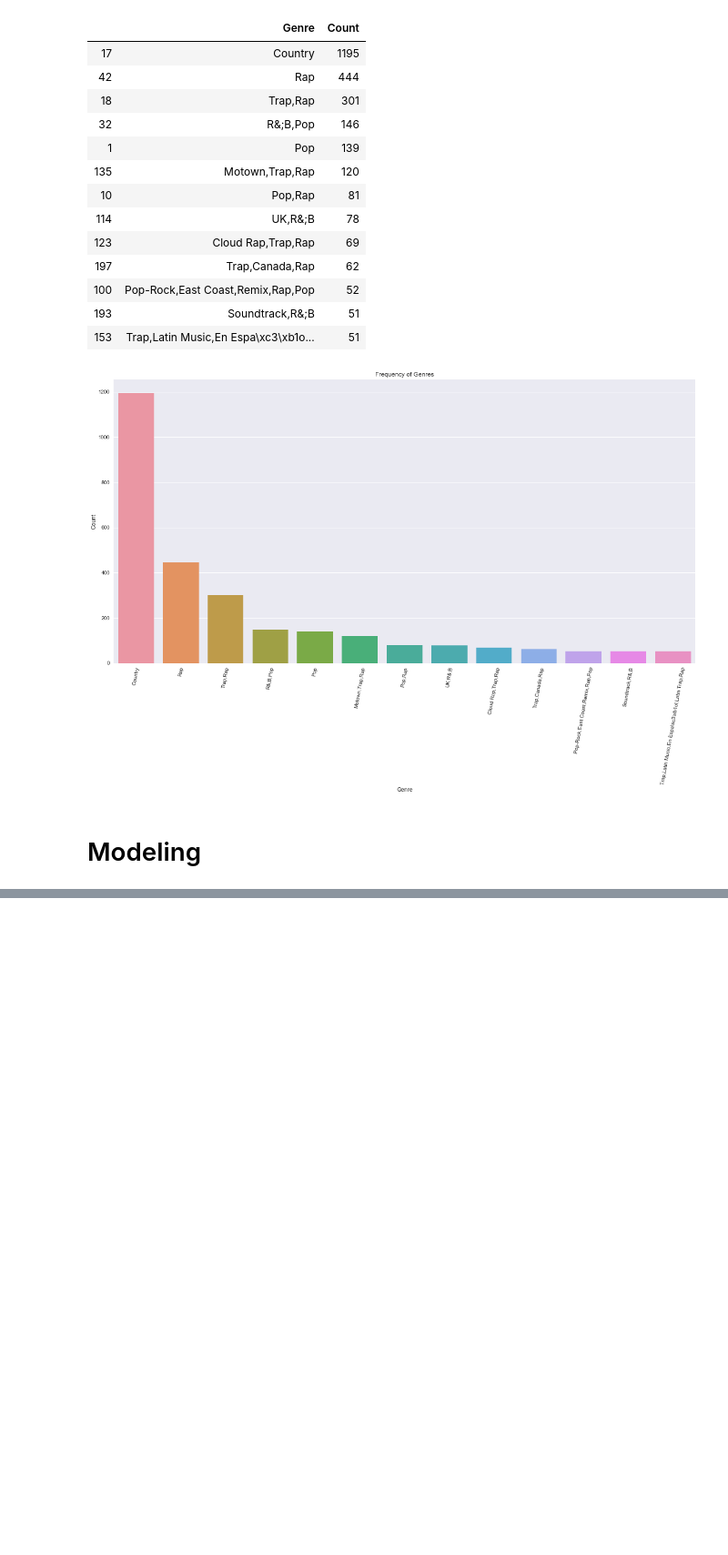
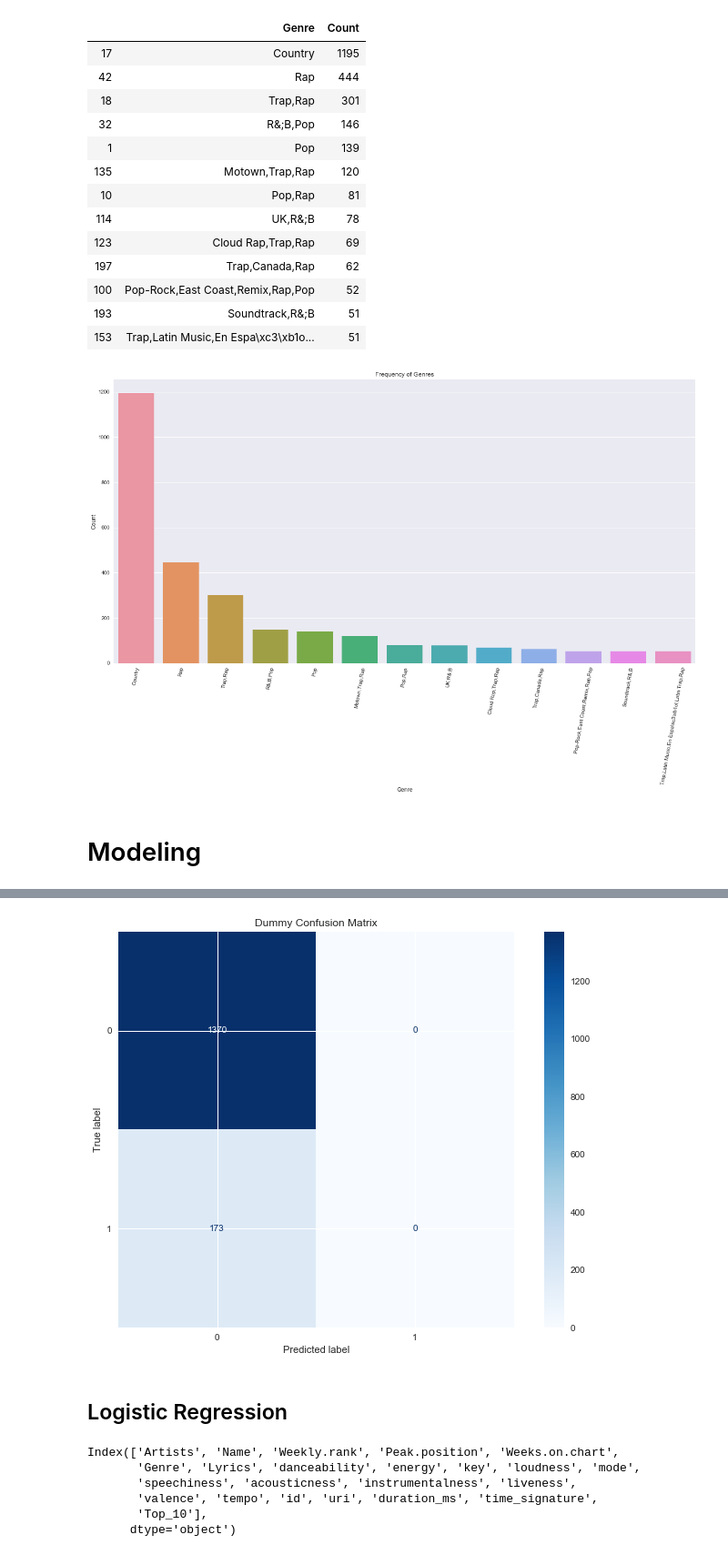
Before and after one commit to lcunningham24/Mod-5-Project, a Jupyter notebook: Final_Notebook.ipynb, the cells around one changed output, grey strips where cells are left out. Shown: that part at 91% size. Saved outputs shown, nothing was run; the diff lists cells and outputs as text; code cells hidden in the pictures; blank space fills up the shorter version.

```diff
--- a/Final_Notebook.ipynb
+++ b/Final_Notebook.ipynb
@@ -157,0 +220,15 @@ ax.set_title("Frequency of Genres");
+# %%
+# one hot encoder for categorical features
+ohe = OneHotEncoder(handle_unknown = 'ignore')
+_X_train_ohe = ohe.fit_transform(X_train[categorical]).toarray()
+_X_train_ohe_df = pd.DataFrame(data = _X_train_ohe,
+                        columns = ohe.get_feature_names(categorical))
+
+_X_test_ohe = ohe.transform(X_test[categorical]).toarray()
+_X_test_ohe_df = pd.DataFrame(data = _X_test_ohe,
+                        columns = ohe.get_feature_names(categorical))
+# %%
+# merging features
+_X_test_merged = _X_test_cont_df[continuous].merge(_X_test_ohe_df, left_index=True, right_index=True)
+_X_train_merged = _X_train_cont_df[continuous].merge(_X_train_ohe_df, left_index=True, right_index=True)
+_X_train_merged.shape
@@ -157,0 +237,4 @@ ax.set_title("Frequency of Genres");
+# %%
+# oversampling with SMOTE
+_smote = SMOTE(sampling_strategy='minority', random_state=42)
+_X_train_merged, y_train = _smote.fit_sample(_X_train_merged, y_train)
@@ -157,0 +260,14 @@ ax.set_title("Frequency of Genres");
+# %%
+dummy_clf = DummyClassifier(strategy='constant', constant=0)
+dummy_clf.fit(_X_train_merged, y_train)
+dummy_train_pred = dummy_clf.predict(_X_train_merged)
+dummy_pred = dummy_clf.predict(_X_test_merged)
+
+print('Training Accuracy: ', accuracy_score(y_train, dummy_train_pred))
+print('Testing Accuracy: ',accuracy_score(y_test, dummy_pred))
+print('\n\n')
+print('Training F1-Score: ', f1_score(y_train, dummy_train_pred))
+print('Testing F1-Score: ', f1_score(y_test, dummy_pred))
+print('\n\n')
+print('Training Recall: ', recall_score(y_train, dummy_train_pred))
+print('Testing Recall: ',recall_score(y_test, dummy_pred))
@@ -157,0 +287,19 @@ ax.set_title("Frequency of Genres");
+# %%
+# plot confusion matrix
+fig,ax = plt.subplots(figsize=(12,8))
+plot_confusion_matrix(dummy_clf, _X_test_merged, y_test, cmap = 'Blues', values_format='d' , ax= ax)
+ax.set_title('Dummy Confusion Matrix')
+fig.savefig('Dummy_Confusion_Matrix');
+# %% [output]
+[figure, added]
+# %% [markdown]
+## Logistic Regression
+# %%
+df.columns
+# %% [output]
+Index(['Artists', 'Name', 'Weekly.rank', 'Peak.position', 'Weeks.on.chart',
+       'Genre', 'Lyrics', 'danceability', 'energy', 'key', 'loudness', 'mode',
+       'speechiness', 'acousticness', 'instrumentalness', 'liveness',
+       'valence', 'tempo', 'id', 'uri', 'duration_ms', 'time_signature',
+       'Top_10'],
+      dtype='object')
```
Also changed, not shown: parts of 27 cells of this notebook.
